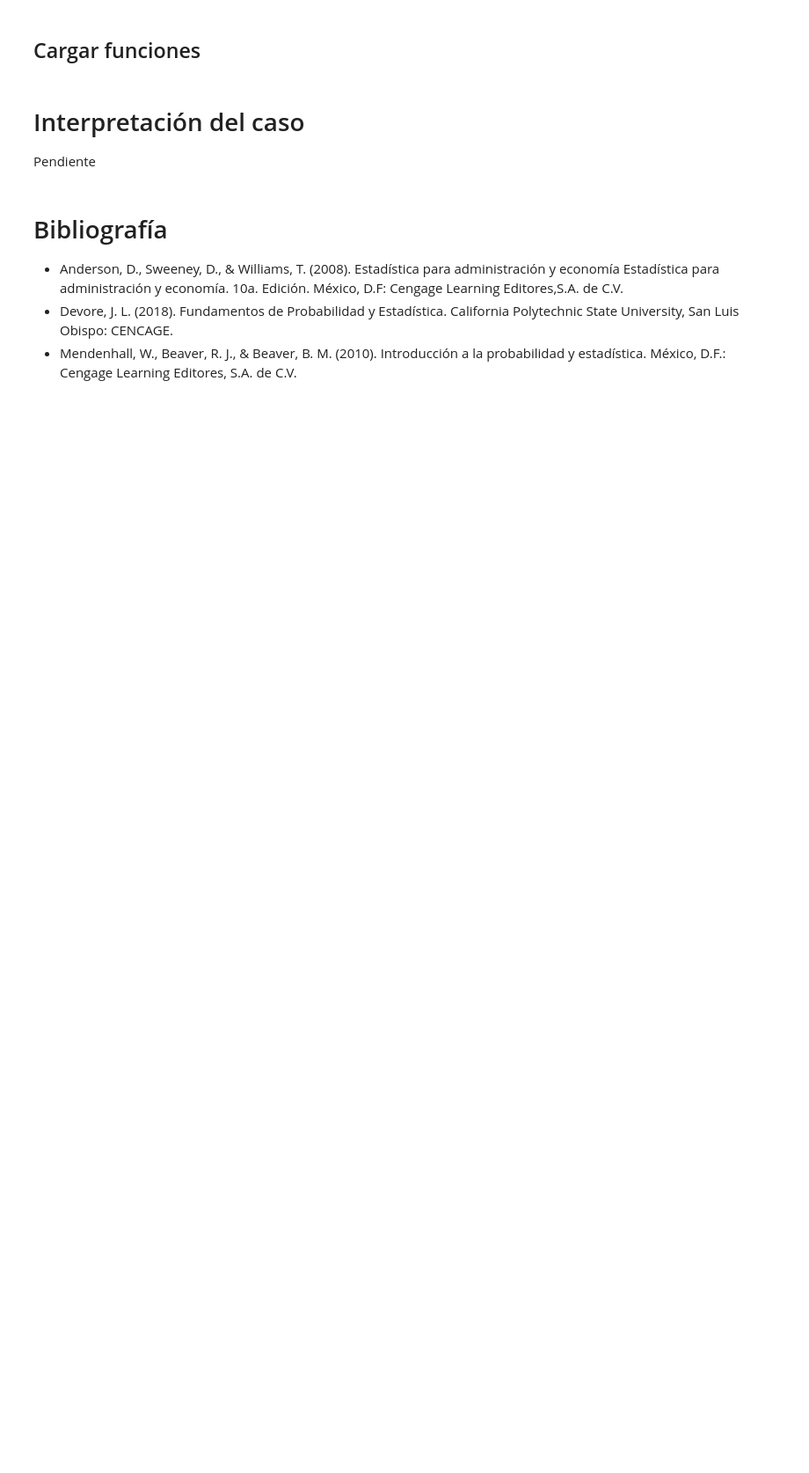
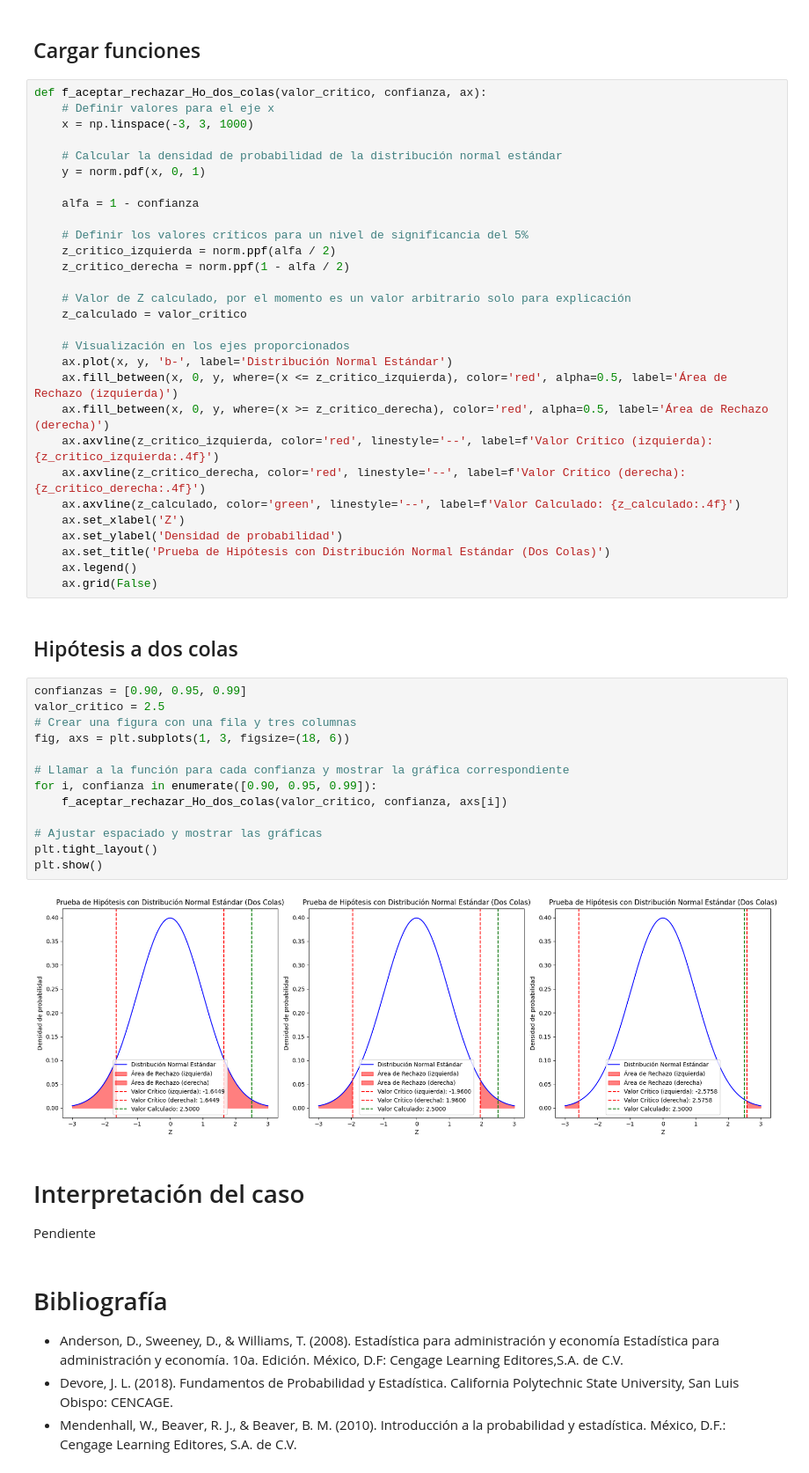
Before and after one commit to rpizarrog/probabilidad-y-estad-stica, a Jupyter notebook: 2024/Caso_29_Pruebas_de_hipótesis.ipynb, the cells around one changed output. Shown at 88% size. Cells and saved outputs as stored; diff of their text form; blank space fills up the shorter version.

```diff
--- a/2024/Caso_29_Pruebas_de_hipótesis.ipynb
+++ b/2024/Caso_29_Pruebas_de_hipótesis.ipynb
@@ -154,5 +184,51 @@ Pendiente ...
 # %% [markdown]
 ## Cargar funciones
+# %%
+def f_aceptar_rechazar_Ho_dos_colas(valor_critico, confianza, ax):
+    # Definir valores para el eje x
+    x = np.linspace(-3, 3, 1000)
+
+    # Calcular la densidad de probabilidad de la distribución normal estándar
+    y = norm.pdf(x, 0, 1)
+
+    alfa = 1 - confianza
+
+    # Definir los valores críticos para un nivel de significancia del 5%
+    z_critico_izquierda = norm.ppf(alfa / 2)
+    z_critico_derecha = norm.ppf(1 - alfa / 2)
+
+    # Valor de Z calculado, por el momento es un valor arbitrario solo para explicación
+    z_calculado = valor_critico
+
+    # Visualización en los ejes proporcionados
+    ax.plot(x, y, 'b-', label='Distribución Normal Estándar')
+    ax.fill_between(x, 0, y, where=(x <= z_critico_izquierda), color='red', alpha=0.5, label='Área de Rechazo (izquierda)')
+    ax.fill_between(x, 0, y, where=(x >= z_critico_derecha), color='red', alpha=0.5, label='Área de Rechazo (derecha)')
+    ax.axvline(z_critico_izquierda, color='red', linestyle='--', label=f'Valor Crítico (izquierda): {z_critico_izquierda:.4f}')
+    ax.axvline(z_critico_derecha, color='red', linestyle='--', label=f'Valor Crítico (derecha): {z_critico_derecha:.4f}')
+    ax.axvline(z_calculado, color='green', linestyle='--', label=f'Valor Calculado: {z_calculado:.4f}')
+    ax.set_xlabel('Z')
+    ax.set_ylabel('Densidad de probabilidad')
+    ax.set_title('Prueba de Hipótesis con Distribución Normal Estándar (Dos Colas)')
+    ax.legend()
+    ax.grid(False)
+# %% [markdown]
+## Hipótesis a dos colas
+# %%
+confianzas = [0.90, 0.95, 0.99]
+valor_critico = 2.5
+# Crear una figura con una fila y tres columnas
+fig, axs = plt.subplots(1, 3, figsize=(18, 6))
+
+# Llamar a la función para cada confianza y mostrar la gráfica correspondiente
+for i, confianza in enumerate([0.90, 0.95, 0.99]):
+    f_aceptar_rechazar_Ho_dos_colas(valor_critico, confianza, axs[i])
+
+# Ajustar espaciado y mostrar las gráficas
+plt.tight_layout()
+plt.show()
+# %% [output]
+[figure, added]
 # %% [markdown]
 # Interpretación del caso
 
```
Also changed, not shown: parts of 4 cells of this notebook.
